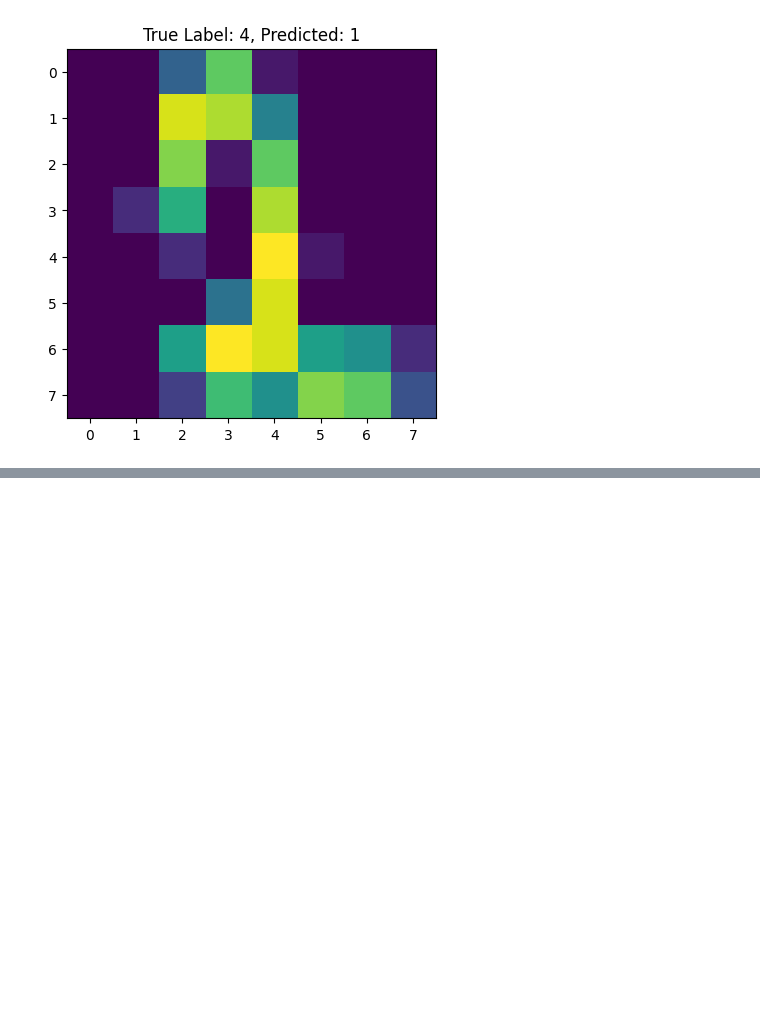
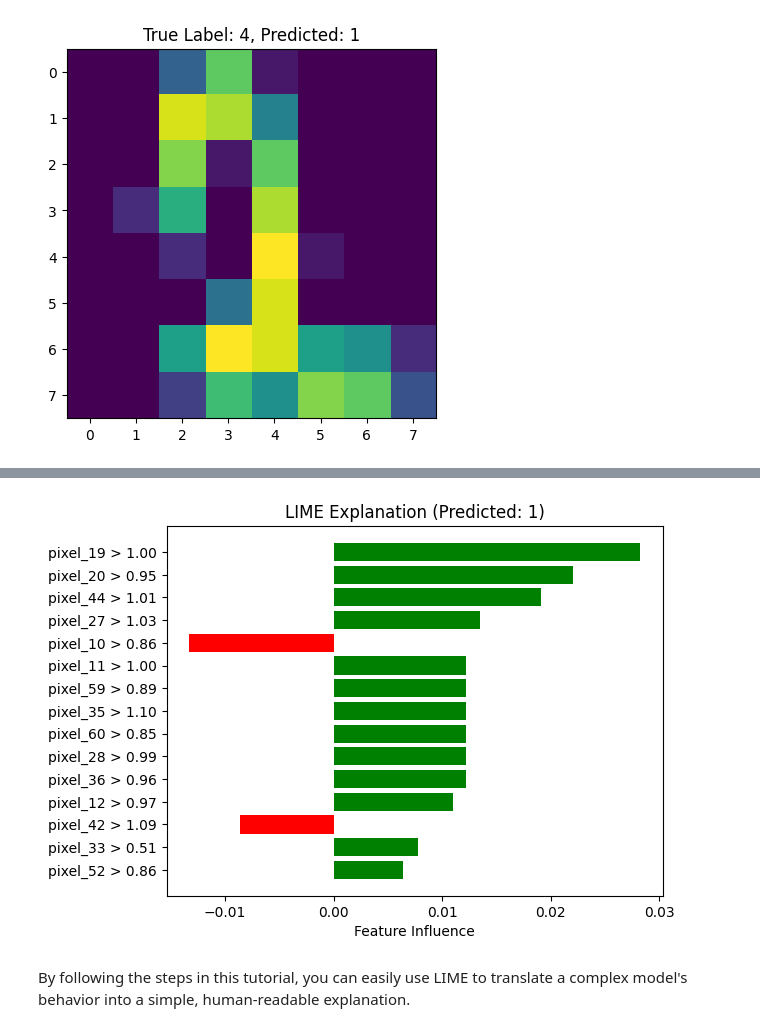
Before and after one commit to Mkhan13/XAI, a Jupyter notebook: human_ai_interaction.ipynb, the cells around one changed output, grey strips where cells are left out. Cells and saved outputs as stored; diff of their text form; code cells hidden in the pictures; blank space fills up the shorter version.

Commit message:
add explanations

```diff
--- a/human_ai_interaction.ipynb
+++ b/human_ai_interaction.ipynb
@@ -72,0 +78,6 @@ explainer = LimeTabularExplainer( # Initialize LIME explainer for tabular data
+# %%
+exp = explainer.explain_instance( # Generate a local explanation for the selected instance
+    data_row=sample_instance,
+    predict_fn=model.predict_proba, # Use model probabilities for explanation
+    num_features=15
+)
@@ -72,0 +87,11 @@ explainer = LimeTabularExplainer( # Initialize LIME explainer for tabular data
+# %%
+features, weights = zip(*exp.as_list()) # Extract features and their weights
+
+plt.barh(features, weights, color=['green' if w > 0 else 'red' for w in weights])
+plt.title(f"LIME Explanation (Predicted: {predicted_label})")
+plt.xlabel("Feature Influence")
+plt.show()
+# %% [output]
+[figure, added]
+# %% [markdown]
+By following the steps in this tutorial, you can easily use LIME to translate a complex model's behavior into a simple, human-readable explanation.
```
Also changed, not shown: parts of 12 cells of this notebook.
